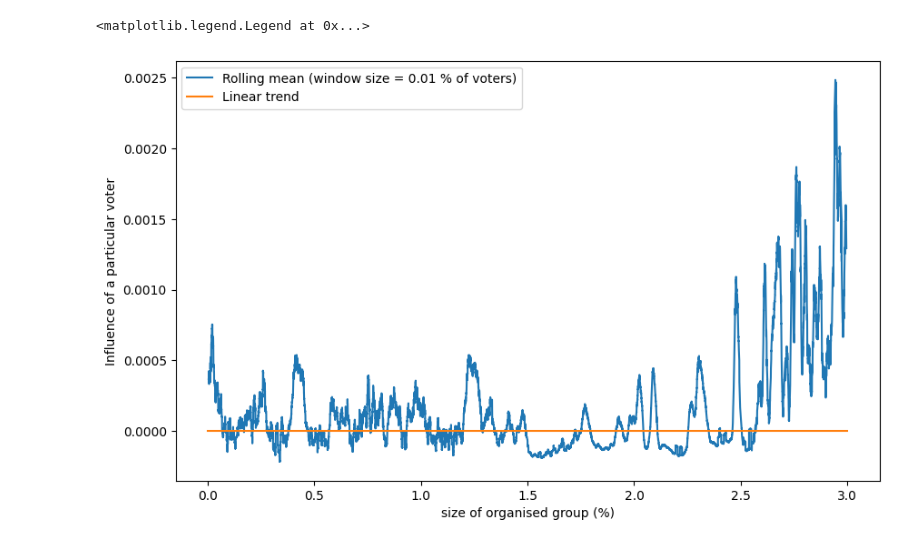
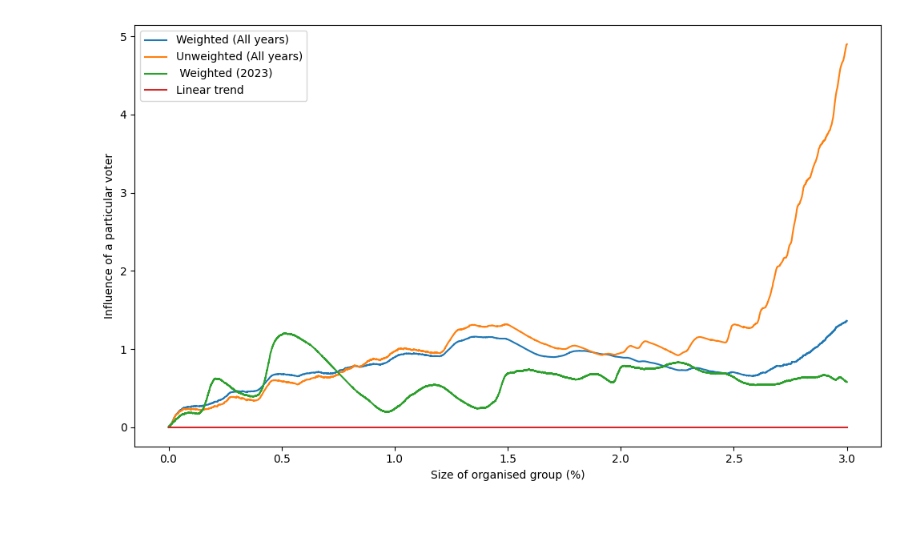
Before and after one commit to JnKamas/bc-praca, a Jupyter notebook: question_2.ipynb, the cells around one changed output. Saved outputs shown, nothing was run; the diff lists cells and outputs as text; code cells hidden in the pictures; blank space fills up the shorter version.

```diff
--- a/question_2.ipynb
+++ b/question_2.ipynb
@@ -40,9 +49,9 @@ plt.show()
 # %%
 subn_subject = {
-    12: "PS-SPOLU (2020)",
-    15: "KDH (2020)",
-    18: "Szövetség – Aliancia (2023)",
-    25: "Republika (2023)"
+    12: "PS-SPOLU",
+    15: "KDH",
+    18: "Szövetség – Aliancia",
+    25: "Republika"
 }
 
 def plot_data(year, subject, ax):
@@ -75,7 +84,7 @@ def plot_data(year, subject, ax):
     ax.plot(x, y * 0, label='Linear trend')
 
     ax.set_ylabel('Influence of a particular voter')
-    ax.set_title(f'Year {year}, Subject {subject if subject else "Overall"}')
+    ax.set_title(f'Year {year}, {subn_subject[subject] if subject else "Overall"}')
     ax.set_yticks([])
 
 # Create subplots
@@ -166,13 +175,13 @@ plt.show()
 # %%
 subn_subject = {
-    16: "SMER-SD (2023)",
-    20: "SDKÚ-DS (2023)",
-    25: "Republika (2023)"
+    16: "SMER-SD",
+    20: "SDKÚ-DS",
+    25: "Republika"
 }
 
 def plot_data(year, subject, ax):
     # Load data with or without subject-specific files
-    file_path = f"./vis_data/unweighted-vis-1m-{year}.csv{subject}"
+    file_path = f"./vis_data/weighted-vis-1m-{year}.csv{subject}"
     df = pd.read_csv(file_path)
 
     # Calculate values
@@ -214,7 +223,7 @@ from scipy.signal import find_peaks
 
 def plot_data(year, subject):
     # Load data with or without subject-specific files
-    file_path = f"./vis_data/unweighted-vis-1m-{year}.csv{subject}"
+    file_path = f"./vis_data/weighted-vis-1m-{year}.csv{subject}"
     try:
         df = pd.read_csv(file_path)
     except FileNotFoundError:
@@ -284,35 +306,47 @@ display(final_summary)
 # %%
-# PRIEMER VSETKYCH VOLIEB
-df_list = [pd.read_csv(f"./vis_data/unweighted-vis-1m-{year}.csv") for year in constants.years]
+df_list_weighted = [pd.read_csv(f"./vis_data/weighted-vis-1m-{year}.csv") for year in constants.years]
+df_list_unweighted = [pd.read_csv(f"./vis_data/unweighted-vis-1m-{year}.csv") for year in constants.years]
+df_2023_weighted = pd.read_csv("./vis_data/weighted-vis-1m-2023.csv")
 
-x_values = (df_list[0]['samples'] / 1000000) * 100
+x_values_weighted = (df_list_weighted[0]['samples'] / 1000000) * 100
+x_values_unweighted = (df_list_unweighted[0]['samples'] / 1000000) * 100
+x_values_2023_weighted = (df_2023_weighted['samples'] / 1000000) * 100
 
-plt.figure(figsize=(10, 6))
+y_values_list_weighted = [df['diff'] for df in df_list_weighted]
+y_values_list_unweighted = [df['diff'] for df in df_list_unweighted]
+y_values_2023_weighted = df_2023_weighted['diff']
 
-y_values_list = [df['diff'] for df in df_list]
+y_values_weighted = (sum(y_values_list_weighted)) / len(y_values_list_weighted)
+y_values_unweighted = (sum(y_values_list_unweighted)) / len(y_values_list_unweighted)
 
-y_values = (sum(y_values_list)) / len(y_values_list)
-y_vals =  y_values - (3 * x_values)
+y_vals_weighted = y_values_weighted - (3 * x_values_weighted)
+y_vals_unweighted = y_values_unweighted - (3 * x_values_unweighted)
+y_vals_2023_weighted = y_values_2023_weighted - (3 * x_values_2023_weighted)
 
-y_deriv = y_vals.diff()
-y_rolling = y_deriv.rolling(window=100, center=True).mean()
+y_deriv_weighted = y_vals_weighted.diff()
+y_deriv_unweighted = y_vals_unweighted.diff()
+y_deriv_2023_weighted = y_vals_2023_weighted.diff()
+
+y_rolling_weighted = y_deriv_weighted.rolling(window=100, center=True).mean()
+y_rolling_unweighted = y_deriv_unweighted.rolling(window=100, center=True).mean()
+y_rolling_2023_weighted = y_deriv_2023_weighted.rolling(window=100, center=True).mean()
 
 x = np.arange(0, 4)
 y = 3 * x
 
-# plt.plot(x_values, y_deriv, '-', markersize=1, label="First difference")
-plt.plot(x_values, y_rolling, '-', markersize=1, label="Rolling mean (window size = 0.01 % of voters)")
+plt.figure(figsize=(10, 6))
 
+plt.plot(x_values_weighted, y_vals_weighted, '-', markersize=1, label="Weighted (All years)")
+plt.plot(x_values_unweighted, y_vals_unweighted, '-', markersize=1, label="Unweighted (All years)")
+plt.plot(x_values_2023_weighted, y_vals_2023_weighted, '-', markersize=1, label=" Weighted (2023)")
 plt.plot(x, y * 0, label='Linear trend')
 
-# plt.yticks([])
+plt.xlabel('Size of organised group (%)')
+plt.ylabel('Influence of a particular voter')
+# plt.title('Comparison of Weighted and Unweighted Data')
+plt.legend()
 
-
-plt.xlabel('size of organised group (%)')
-plt.ylabel('Influence of a particular voter')
-# plt.title(f'Difference of seat distribution function (average through all years)')
-
-plt.legend()
+plt.tight_layout()
+plt.show()
 # %% [output]
-<matplotlib.legend.Legend at 0x...>
-[figure, old version]
+[figure, new version]
```
Also changed, not shown: parts of 7 cells of this notebook, 25 other files.
